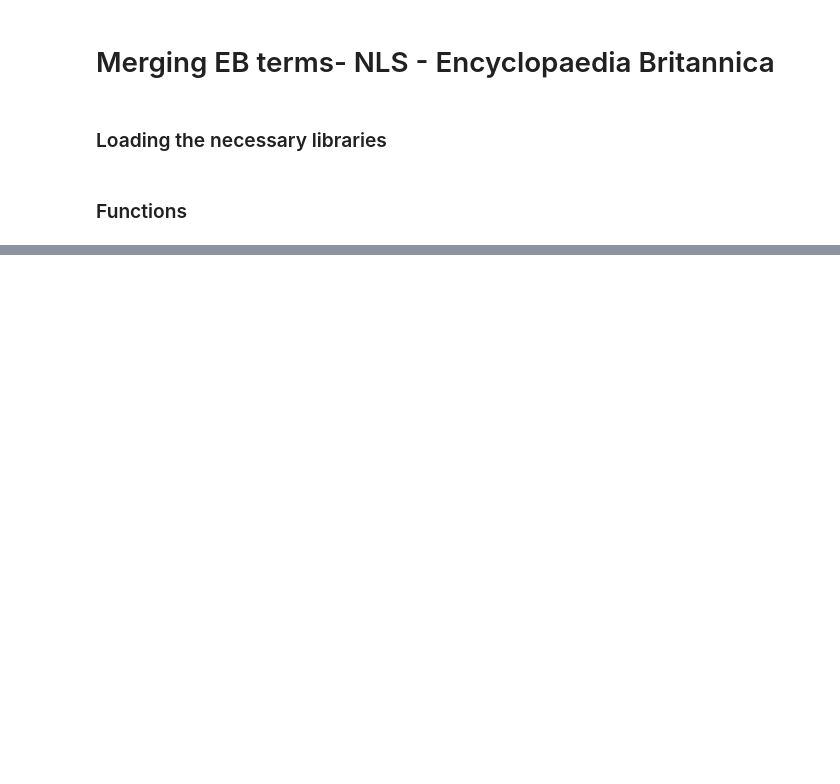
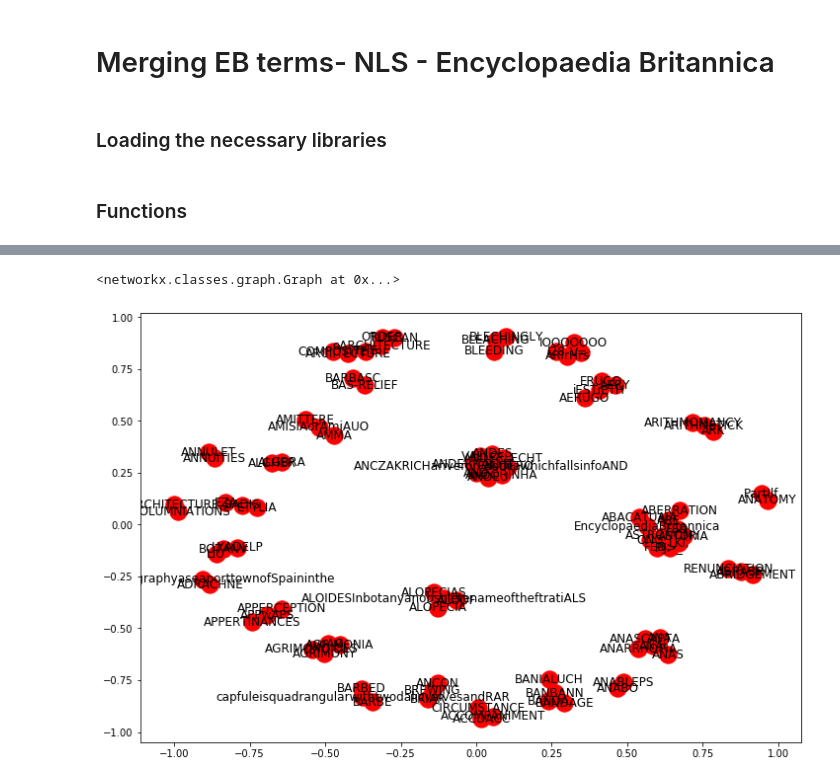
Before and after one commit to francesNLP/defoe_visualization, a Jupyter notebook: NLS/Merging_EB_Terms.ipynb, the cells around one changed output, grey strips where cells are left out. Saved outputs shown, nothing was run; the diff lists cells and outputs as text; code cells hidden in the pictures; blank space fills up the shorter version.

Commit message:
improving visualizations Merging and related terms

```diff
--- a/NLS/Merging_EB_Terms.ipynb
+++ b/NLS/Merging_EB_Terms.ipynb
@@ -28,0 +26,13 @@ def create_dataframe(data):
+# %%
+def create_dataframe(query_results):
+    for page in query_results:
+        column_list=list(query_results[page][0].keys())
+        break
+
+    data=[]
+    for page in query_results:
+        try:
+            data.append(query_results[page][0])
+        except:
+            pass
+    return pd.DataFrame(data, columns = column_list)
@@ -140,0 +168,4 @@ df.iloc[0][1]
+# %%
+df_related=df[df['related_terms'].apply(lambda x: len(x)) > 0]
+# %%
+df_related=df_related.explode('related_terms')
@@ -140,0 +188,15 @@ df.iloc[0][1]
+# %%
+import networkx as nx
+graph_df = nx.from_pandas_edgelist(df_related, source='term', target='related_terms', edge_attr=True)
+# %%
+graph_df
+# %% [output]
+<networkx.classes.graph.Graph at 0x...>
+# %%
+import matplotlib.pyplot as plt
+#matplotlib inline
+
+plt.figure(figsize=(12,8))
+nx.draw_networkx(graph_df, with_labels=True)
+# %% [output]
+[figure, added]
```
Also changed, not shown: parts of 11 cells of this notebook, 2 other files.
